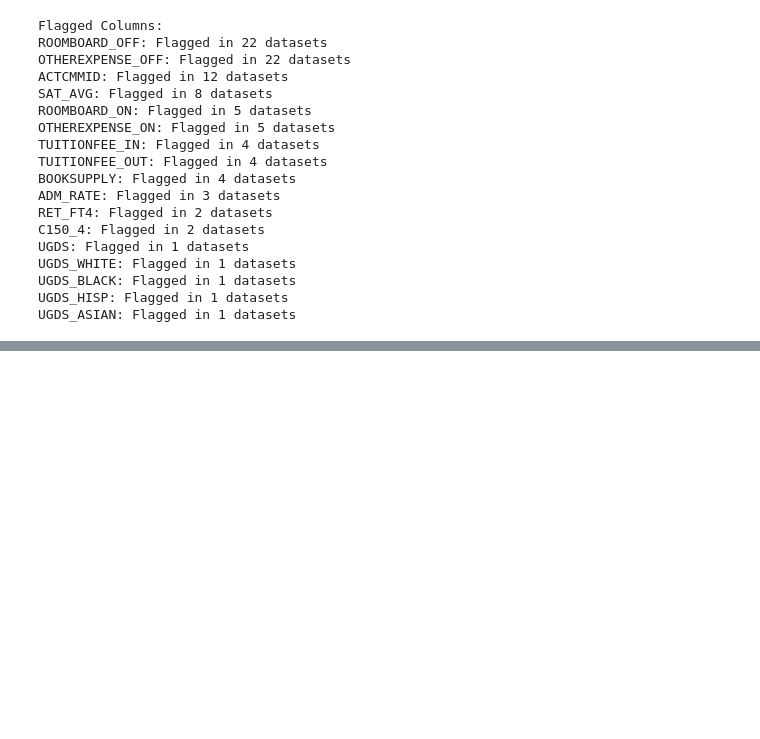
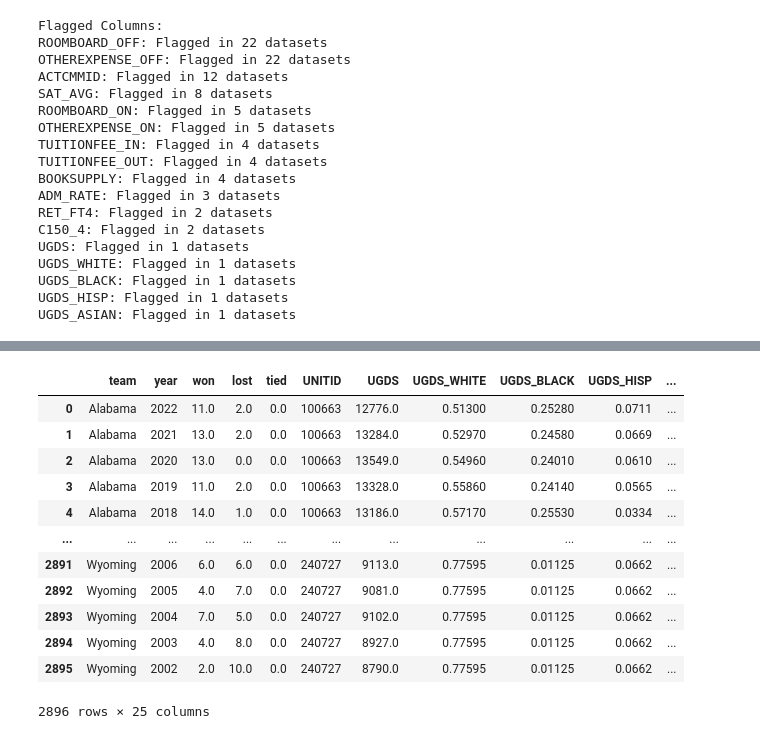
Before and after one commit to Schneeman71/CaseStudySchoolProject, a Jupyter notebook: AnalyzeClean.ipynb, the cells around one changed output, grey strips where cells are left out. Saved outputs shown, nothing was run; the diff lists cells and outputs as text; code cells hidden in the pictures; blank space fills up the shorter version.

```diff
--- a/AnalyzeClean.ipynb
+++ b/AnalyzeClean.ipynb
@@ -325,3 +350,20 @@ UGDS_WHITE: Flagged in 1 datasets
 UGDS_BLACK: Flagged in 1 datasets
 UGDS_HISP: Flagged in 1 datasets
 UGDS_ASIAN: Flagged in 1 datasets
+# %%
+# clean the football data
+df_football_records = df_football_records[(df_football_records["year"] >= 2002) & (df_football_records["year"] <= 2022)]
+
+df_football_records["tied"] = df_football_records["tied"].fillna(0)
+
+df_football_records.drop(columns=["notes"], inplace=True, errors="ignore")
+
+print(f"Cleaned Football Records Shape: {df_football_records.shape}")
+
+df_football_records["team"] = df_football_records["team"].astype(str)
+
+# Count the number of unique teams
+num_unique_teams = df_football_records["team"].nunique()
+
+# Print the result
+print(f"Number of unique teams: {num_unique_teams}")
@@ -327,0 +463,2 @@ UGDS_ASIAN: Flagged in 1 datasets
+# %%
+cleaned_df.rename(columns={"Year": "year"}, inplace=True)
@@ -327,0 +502,16 @@ UGDS_ASIAN: Flagged in 1 datasets
+# %%
+merged_df
+# %% [output]
+|  | team | year | won | lost | tied | UNITID | UGDS | UGDS_WHITE | UGDS_BLACK | UGDS_HISP | ... |
+| 0 | Alabama | 2022 | 11.0 | 2.0 | 0.0 | 100663 | 12776.0 | 0.51300 | 0.25280 | 0.0711 | ... |
+| 1 | Alabama | 2021 | 13.0 | 2.0 | 0.0 | 100663 | 13284.0 | 0.52970 | 0.24580 | 0.0669 | ... |
+| 2 | Alabama | 2020 | 13.0 | 0.0 | 0.0 | 100663 | 13549.0 | 0.54960 | 0.24010 | 0.0610 | ... |
+| 3 | Alabama | 2019 | 11.0 | 2.0 | 0.0 | 100663 | 13328.0 | 0.55860 | 0.24140 | 0.0565 | ... |
+| 4 | Alabama | 2018 | 14.0 | 1.0 | 0.0 | 100663 | 13186.0 | 0.57170 | 0.25530 | 0.0334 | ... |
+| ... | ... | ... | ... | ... | ... | ... | ... | ... | ... | ... | ... |
+| 2891 | Wyoming | 2006 | 6.0 | 6.0 | 0.0 | 240727 | 9113.0 | 0.77595 | 0.01125 | 0.0662 | ... |
+| 2892 | Wyoming | 2005 | 4.0 | 7.0 | 0.0 | 240727 | 9081.0 | 0.77595 | 0.01125 | 0.0662 | ... |
+| 2893 | Wyoming | 2004 | 7.0 | 5.0 | 0.0 | 240727 | 9102.0 | 0.77595 | 0.01125 | 0.0662 | ... |
+| 2894 | Wyoming | 2003 | 4.0 | 8.0 | 0.0 | 240727 | 8927.0 | 0.77595 | 0.01125 | 0.0662 | ... |
+| 2895 | Wyoming | 2002 | 2.0 | 10.0 | 0.0 | 240727 | 8790.0 | 0.77595 | 0.01125 | 0.0662 | ... |
+2896 rows × 25 columns
```
Also changed, not shown: parts of 11 cells of this notebook, 1 other file.
